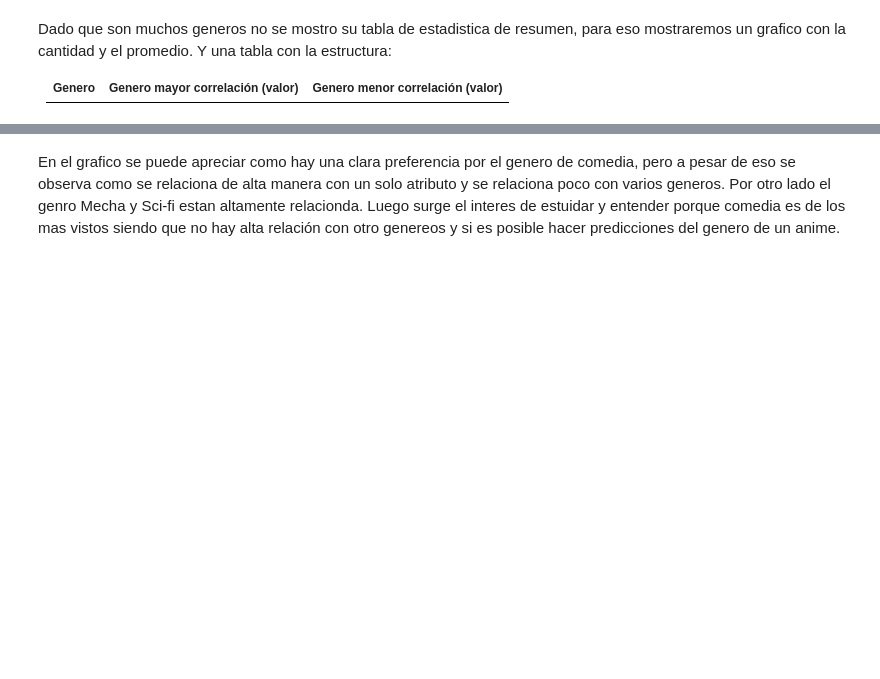
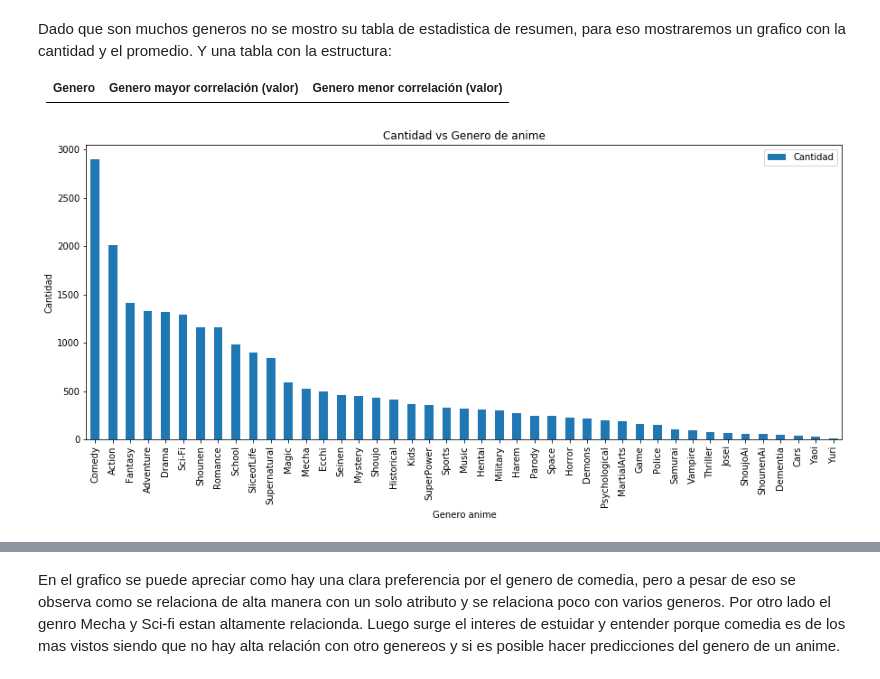
Before and after one commit to diegoolguinw/AnimeDataSet, a Jupyter notebook: Proyecto Mineria de Datos.ipynb, the cells around one changed output, grey strips where cells are left out. Drawn from its saved outputs; the diff is of its cells as text; code cells hidden in the pictures; blank space fills up the shorter version.

```diff
--- a/Proyecto Mineria de Datos.ipynb
+++ b/Proyecto Mineria de Datos.ipynb
@@ -753,21 +771,23 @@ Dado que son muchos generos no se mostro su tabla de estadistica de resumen, par
 # %%
 genreAnimeList = animeList.drop(columns = ['anime_id', 'title', 'type', 'source','episodes','score','scored_by','members','favorites','duration_min','airing','rating','related','studio','aired_initial_year','aired_final_year'])
 
 diccGenereSum = {}
 
 for columns in genreAnimeList.columns:
-    listOfColumn = animeList[columns].tolist()
+    listOfColumn = genreAnimeList[columns].tolist()
     diccGenereSum[columns] = sum(listOfColumn)
 
 dataFrameGenereSum  = pd.DataFrame(diccGenereSum.values(), columns=['Cantidad'])
 dataFrameGenereSum.index = list(diccGenereSum.keys())
 dataFrameGenereSum = dataFrameGenereSum.sort_values(by=['Cantidad'],ascending = False)
 
 dataFrameGenereSum.plot.bar(figsize =(15,6))
 plt.xlabel('Genero anime')
 plt.ylabel('Cantidad')
 plt.title('Cantidad vs Genero de anime')
 plt.show()
+# %% [output]
+[figure, added]
 # %%
 lista = genreAnimeList.corr().values.tolist()
 cols = list(genreAnimeList.columns)
```
Also changed, not shown: parts of 63 cells of this notebook.
